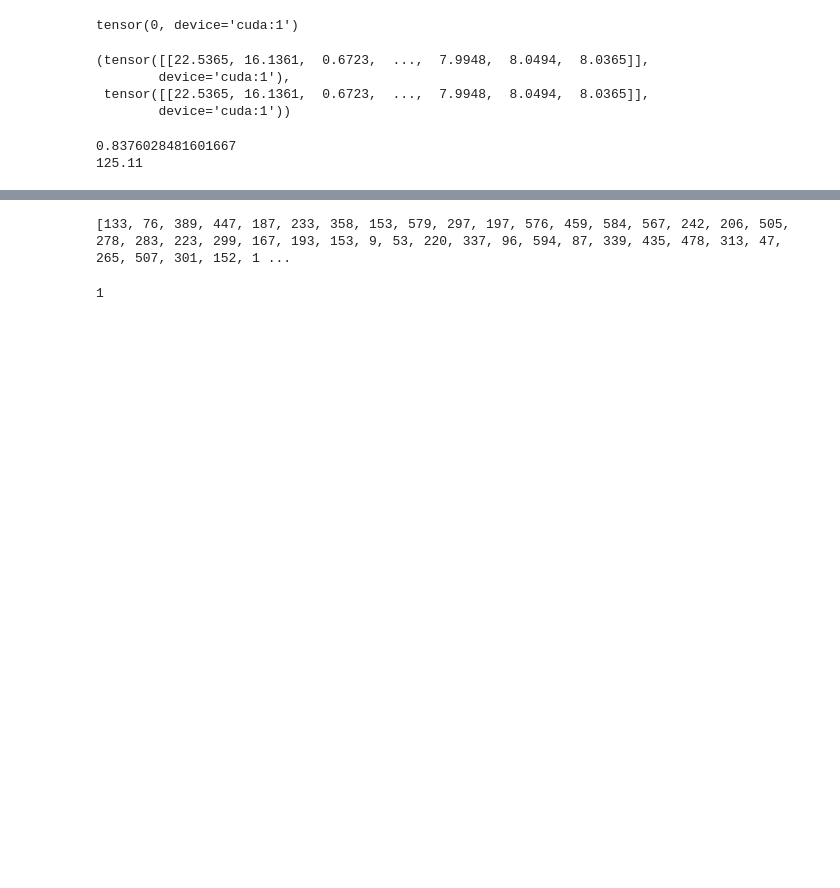
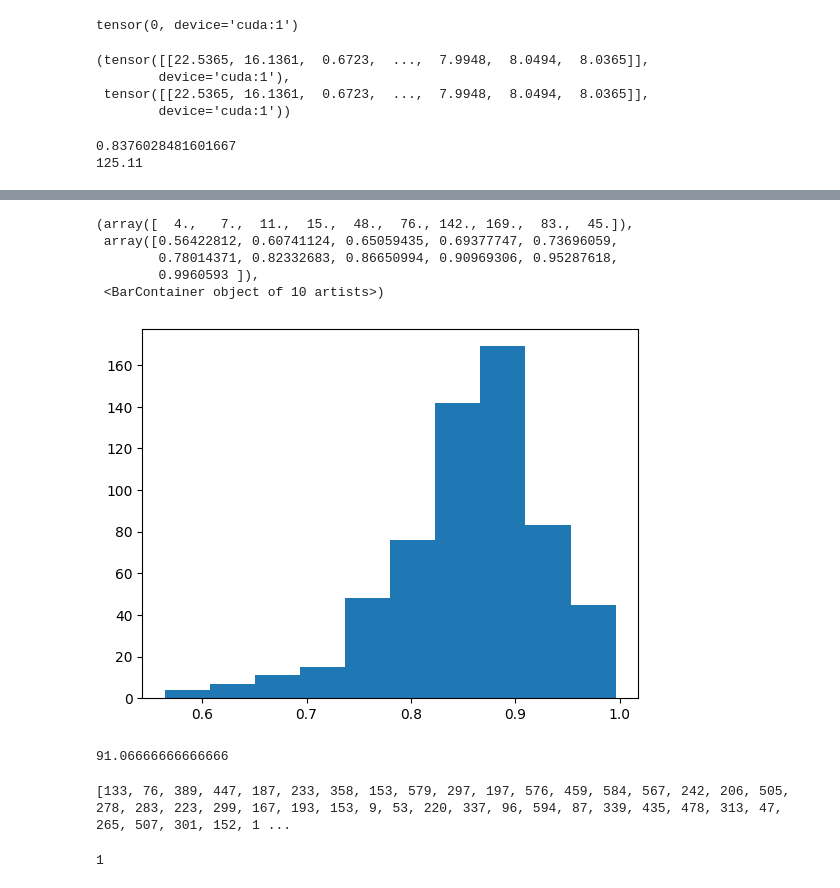
Before and after one commit to PrasannS/tfr-decoding, a Jupyter notebook: analyze_prefmod.ipynb, the cells around one changed output, grey strips where cells are left out. Cells and saved outputs as stored; diff of their text form; code cells hidden in the pictures; blank space fills up the shorter version.

```diff
--- a/analyze_prefmod.ipynb
+++ b/analyze_prefmod.ipynb
@@ -231,0 +241,9 @@ base4 = checkvals("output/hparam_explore2/base1.jsonl")
+# %%
+plt.hist(base4.scos)
+# %% [output]
+(array([  4.,   7.,  11.,  15.,  48.,  76., 142., 169.,  83.,  45.]),
+ array([0.56422812, 0.60741124, 0.65059435, 0.69377747, 0.73696059,
+        0.78014371, 0.82332683, 0.86650994, 0.90969306, 0.95287618,
+        0.9960593 ]),
+ <BarContainer object of 10 artists>)
+[figure, added]
@@ -232,3 +257,7 @@ base4 = checkvals("output/hparam_explore2/base1.jsonl")
+# %%
+base4['extra_toks'].mean()
+# %% [output]
+91.06666666666666
 # %%
 from statistics import mean
 import random
```
Also changed, not shown: parts of 5 cells of this notebook, 9 other files.
